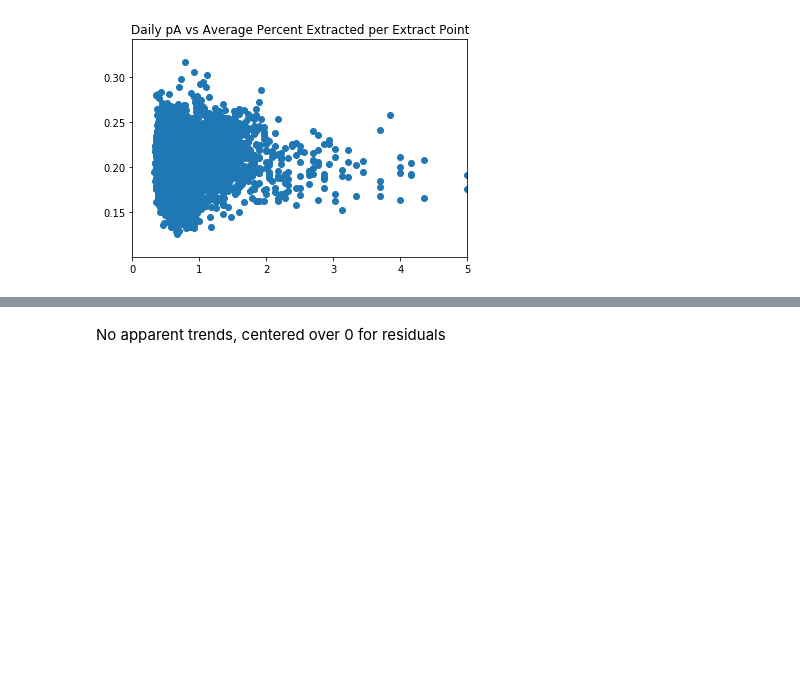
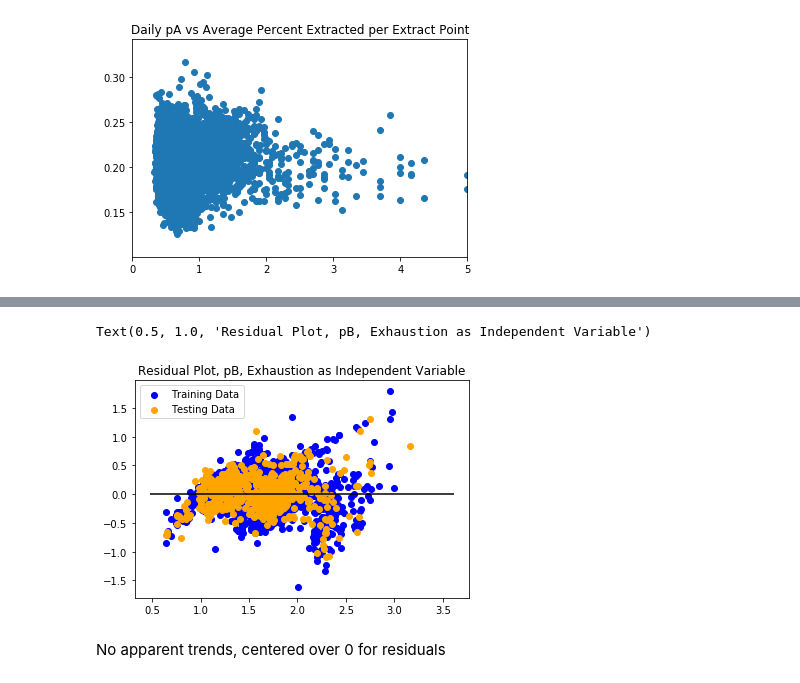
Before and after one commit to ngoodweiler/Data-Analytics-Final_Project, a Jupyter notebook: Regression_testing.ipynb, the cells around one changed output, grey strips where cells are left out. Saved outputs shown, nothing was run; the diff lists cells and outputs as text; code cells hidden in the pictures; blank space fills up the shorter version.

Commit message:
updating pB to only use one variable

```diff
--- a/Regression_testing.ipynb
+++ b/Regression_testing.ipynb
@@ -366,3 +366,19 @@ Text(0.5, 1.0, 'Residual Plot, pB, 3-Variable Regression')
+# %%
+XB = daily_pB[['average_exhaustion']]
+yB = daily_pB['pB'].values.reshape(-1,1)
+XB_train, XB_test, yB_train, yB_test = train_test_split(XB,yB,random_state = 42)
+modelB = LinearRegression()
+modelB.fit(XB_train,yB_train)
+
+# Plot pB residuals based on exhaustion variable
+plt.scatter(modelB.predict(XB_train),modelB.predict(XB_train) - yB_train, c='blue',label='Training Data')
+plt.scatter(modelB.predict(XB_test),modelB.predict(XB_test) - yB_test, c='orange', label='Testing Data')
+plt.legend()
+plt.hlines(y=0,xmin=yB.min(),xmax=yB.max())
+plt.title('Residual Plot, pB, Exhaustion as Independent Variable')
+# %% [output]
+Text(0.5, 1.0, 'Residual Plot, pB, Exhaustion as Independent Variable')
+[figure, added]
 # %% [markdown]
 No apparent trends, centered over 0 for residuals
 # %%
```
Also changed, not shown: parts of 11 cells of this notebook, 8 other files.
